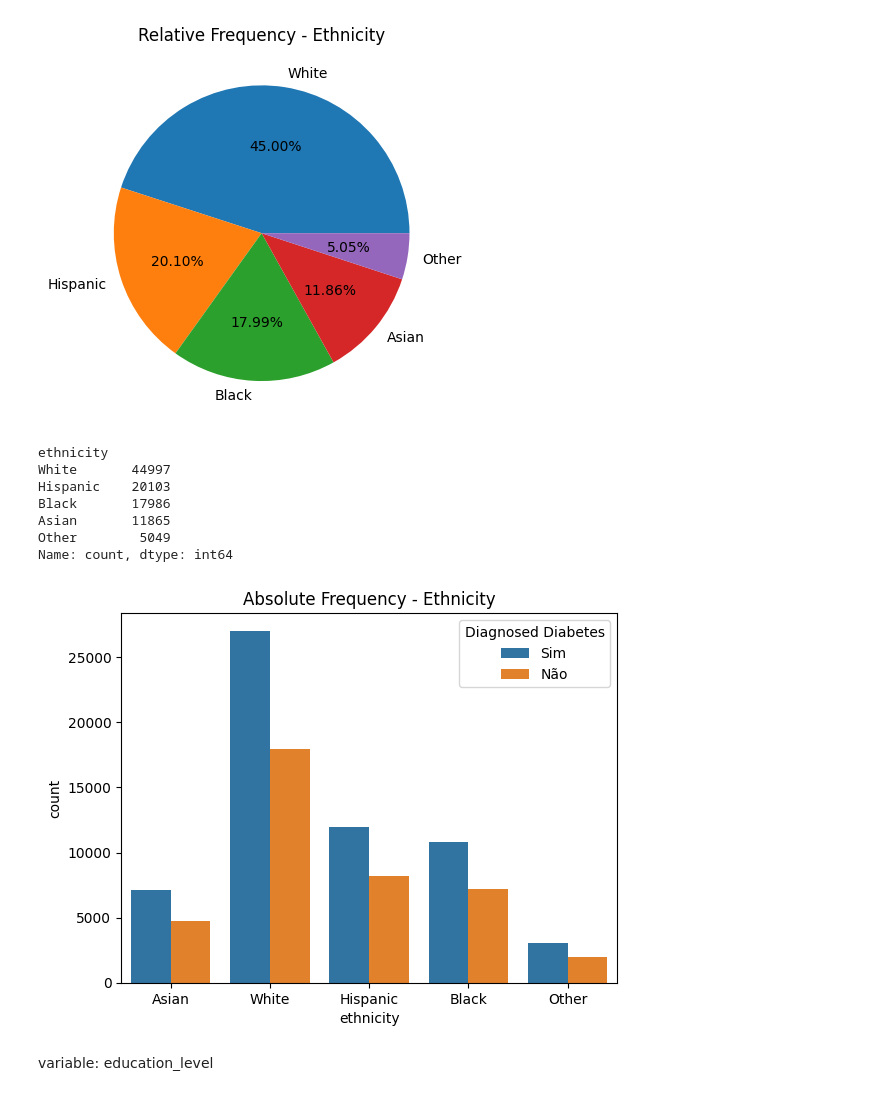
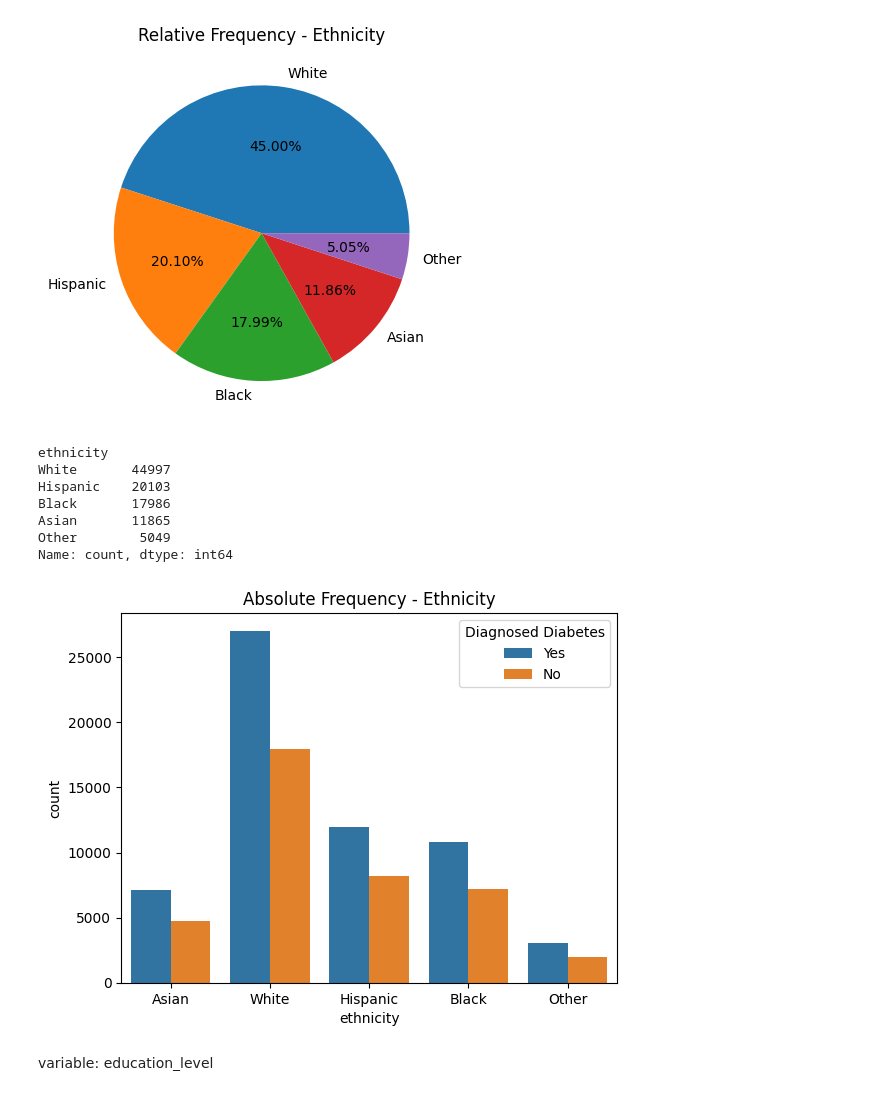
Before and after one commit to tpsilva22/teabetes, a Jupyter notebook: notebooks/qualitative_variables.ipynb, the cells around one changed output. Drawn from its saved outputs; the diff is of its cells as text; code cells hidden in the pictures.

```diff
--- a/notebooks/qualitative_variables.ipynb
+++ b/notebooks/qualitative_variables.ipynb
@@ -67,22 +67,22 @@ plt.show()
 [figure]
 # %%
 # Count plot
-diag_label = diabetes["diagnosed_diabetes"].map({0: "Não", 1: "Sim"})
+diag_label = diabetes["diagnosed_diabetes"].map({0: "No", 1: "Yes"})
 sns.countplot(data=diabetes, x="ethnicity", hue=diag_label)
 plt.title('Absolute Frequency - Ethnicity')
 plt.legend(title="Diagnosed Diabetes")
 freq_abs=diabetes["ethnicity"].value_counts(dropna=False)
 # Shows the values represented in the chart (absolute frequency) in numeric form
 print(freq_abs)
 # %% [output]
 ethnicity
 White       44997
 Hispanic    20103
 Black       17986
 Asian       11865
 Other        5049
 Name: count, dtype: int64
-[figure, old version]
+[figure, new version]
 # %% [markdown]
 variable: education_level
 # %%
```
Also changed, not shown: parts of 5 cells of this notebook, 1 other file.
